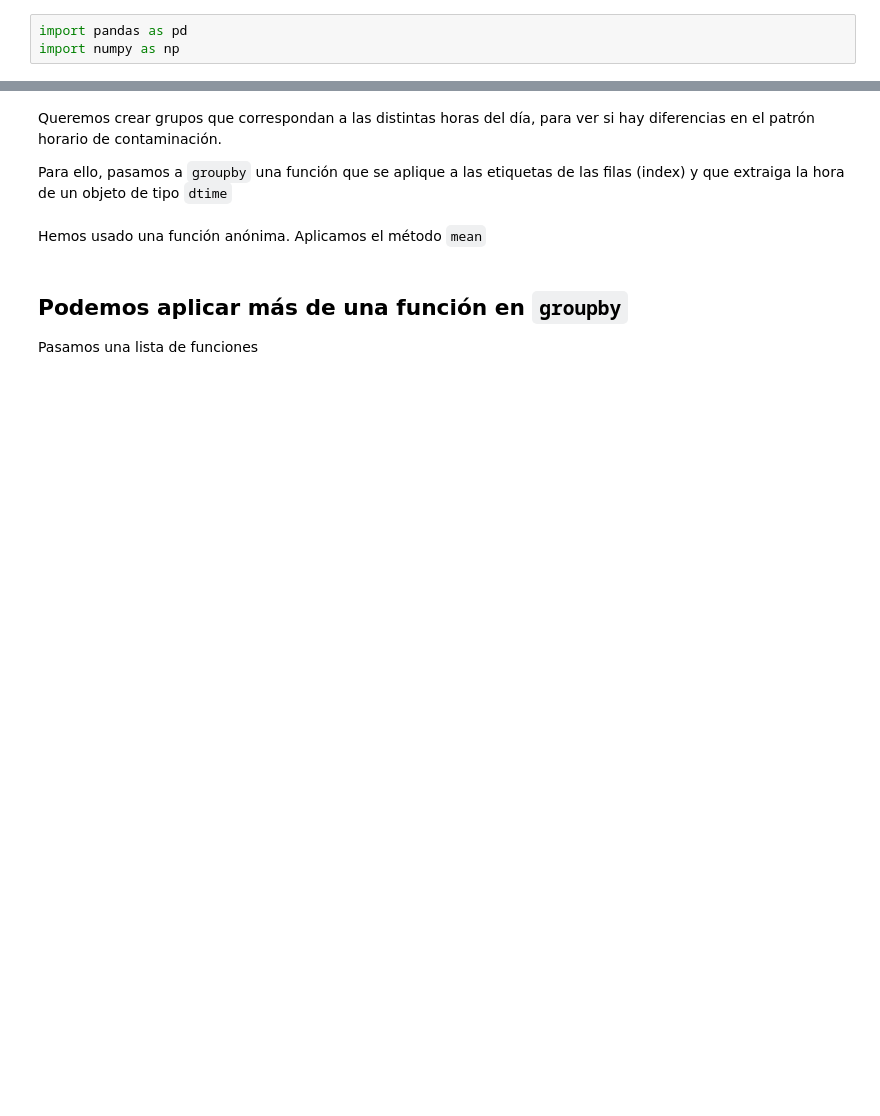
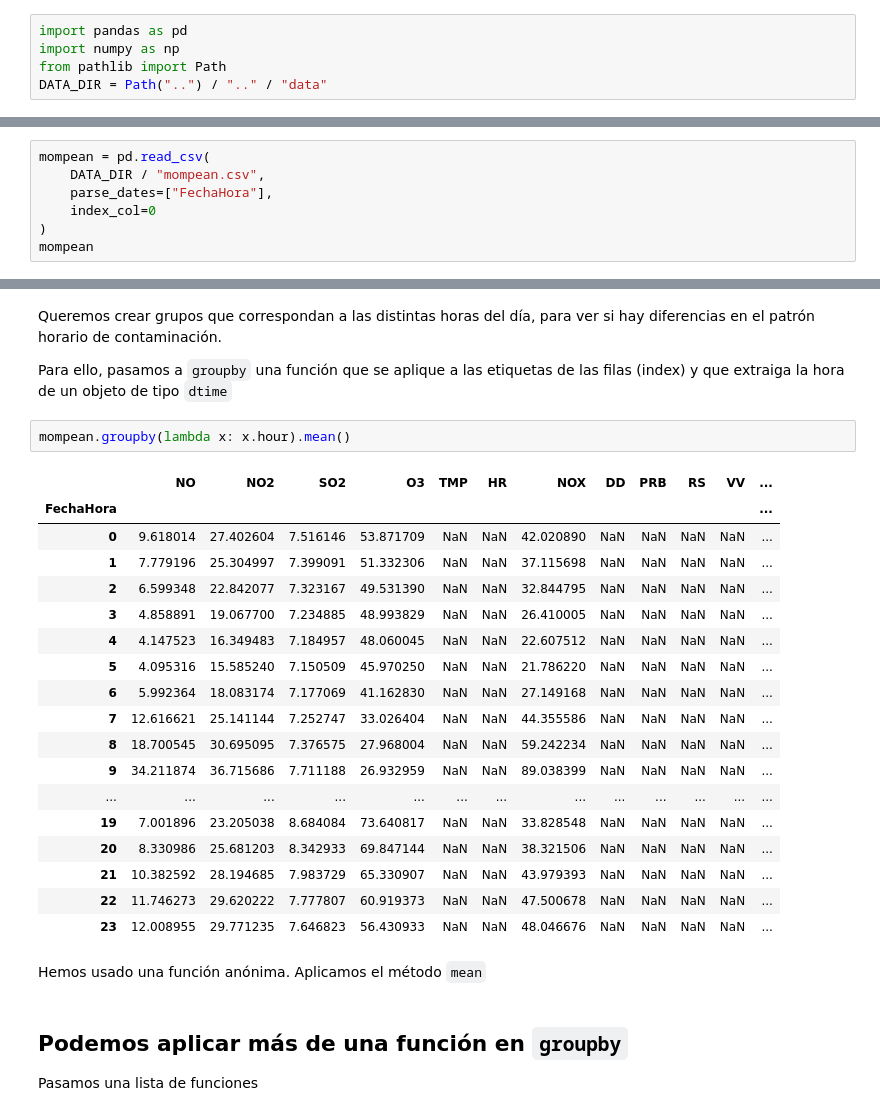
Before and after one commit to Antoniogins/IntroductionToDataScience, a Jupyter notebook: src/04-transformaciones/explicaciones-groupby-slides.ipynb, the cells around one changed output, grey strips where cells are left out. Drawn from its saved outputs; the diff is of its cells as text; blank space fills up the shorter version.

```diff
--- a/src/04-transformaciones/explicaciones-groupby-slides.ipynb
+++ b/src/04-transformaciones/explicaciones-groupby-slides.ipynb
@@ -9,6 +9,8 @@ Para crear dataframes agrupados, usaremos el método `groupby`. (ver [User guide
 # %%
 import pandas as pd
 import numpy as np
+from pathlib import Path
+DATA_DIR = Path("..") / ".." / "data"
 # %% [markdown]
 ## Consideremos el siguiente DataFrame:
 # %%
@@ -42,3 +179,10 @@ agrupados.size()
 ## Podemos crear grupos al especificar una función que se aplica a los valores del index
 
 Para ilustrarlo, cargamos el fichero `mompean`
+# %%
+mompean = pd.read_csv(
+    DATA_DIR / "mompean.csv",
+    parse_dates=["FechaHora"],
+    index_col=0
+)
+mompean
@@ -46,6 +205,27 @@ Para ilustrarlo, cargamos el fichero `mompean`
 Queremos crear grupos que correspondan a las distintas horas del día, para ver si hay diferencias en el patrón horario de contaminación.
 
 Para ello, pasamos a `groupby` una función que se aplique a las etiquetas de las filas (index) y que extraiga la hora de un objeto de tipo `dtime`
+# %%
+mompean.groupby(lambda x: x.hour).mean()
+# %% [output]
+|  | NO | NO2 | SO2 | O3 | TMP | HR | NOX | DD | PRB | RS | VV | ... |
+| FechaHora |  |  |  |  |  |  |  |  |  |  |  | ... |
+| 0 | 9.618014 | 27.402604 | 7.516146 | 53.871709 | NaN | NaN | 42.020890 | NaN | NaN | NaN | NaN | ... |
+| 1 | 7.779196 | 25.304997 | 7.399091 | 51.332306 | NaN | NaN | 37.115698 | NaN | NaN | NaN | NaN | ... |
+| 2 | 6.599348 | 22.842077 | 7.323167 | 49.531390 | NaN | NaN | 32.844795 | NaN | NaN | NaN | NaN | ... |
+| 3 | 4.858891 | 19.067700 | 7.234885 | 48.993829 | NaN | NaN | 26.410005 | NaN | NaN | NaN | NaN | ... |
+| 4 | 4.147523 | 16.349483 | 7.184957 | 48.060045 | NaN | NaN | 22.607512 | NaN | NaN | NaN | NaN | ... |
+| 5 | 4.095316 | 15.585240 | 7.150509 | 45.970250 | NaN | NaN | 21.786220 | NaN | NaN | NaN | NaN | ... |
+| 6 | 5.992364 | 18.083174 | 7.177069 | 41.162830 | NaN | NaN | 27.149168 | NaN | NaN | NaN | NaN | ... |
+| 7 | 12.616621 | 25.141144 | 7.252747 | 33.026404 | NaN | NaN | 44.355586 | NaN | NaN | NaN | NaN | ... |
+| 8 | 18.700545 | 30.695095 | 7.376575 | 27.968004 | NaN | NaN | 59.242234 | NaN | NaN | NaN | NaN | ... |
+| 9 | 34.211874 | 36.715686 | 7.711188 | 26.932959 | NaN | NaN | 89.038399 | NaN | NaN | NaN | NaN | ... |
+| ... | ... | ... | ... | ... | ... | ... | ... | ... | ... | ... | ... | ... |
+| 19 | 7.001896 | 23.205038 | 8.684084 | 73.640817 | NaN | NaN | 33.828548 | NaN | NaN | NaN | NaN | ... |
+| 20 | 8.330986 | 25.681203 | 8.342933 | 69.847144 | NaN | NaN | 38.321506 | NaN | NaN | NaN | NaN | ... |
+| 21 | 10.382592 | 28.194685 | 7.983729 | 65.330907 | NaN | NaN | 43.979393 | NaN | NaN | NaN | NaN | ... |
+| 22 | 11.746273 | 29.620222 | 7.777807 | 60.919373 | NaN | NaN | 47.500678 | NaN | NaN | NaN | NaN | ... |
+| 23 | 12.008955 | 29.771235 | 7.646823 | 56.430933 | NaN | NaN | 48.046676 | NaN | NaN | NaN | NaN | ... |
 # %% [markdown]
 Hemos usado una función anónima. Aplicamos el método `mean`
 # %% [markdown]
```
Also changed, not shown: parts of 31 cells of this notebook, 3 other files.
